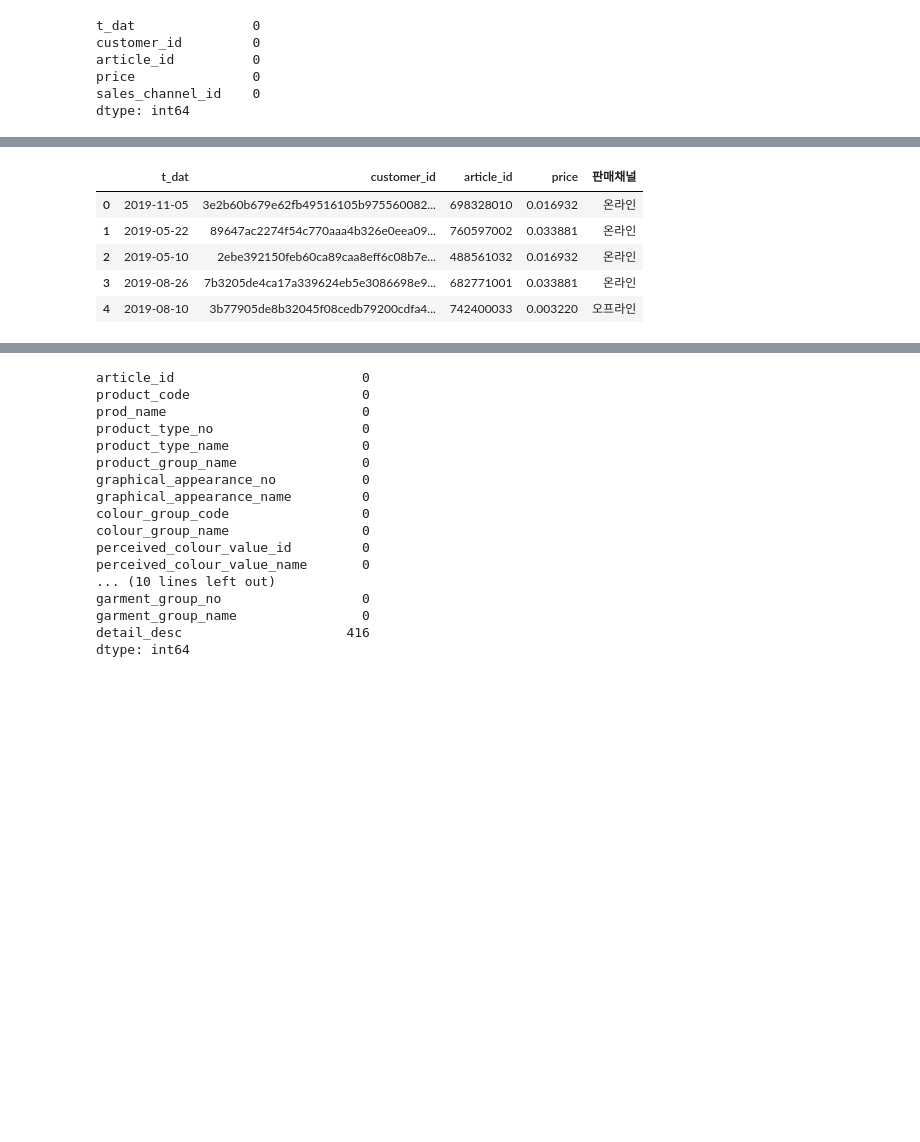
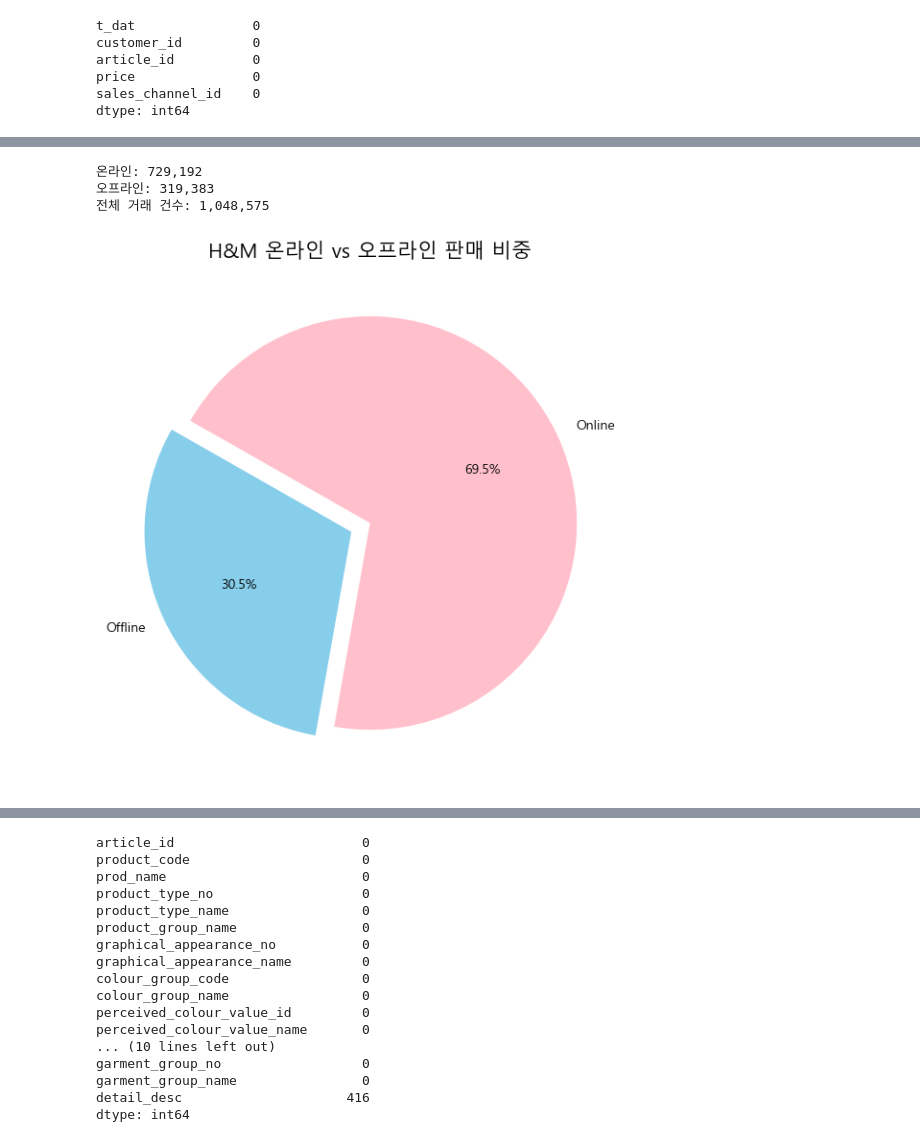
Before and after one commit to yoohengu/cross-gen-biz-analysis, a Jupyter notebook: notebooks/chanhui_eda/hm_2020_business_insight.ipynb, the cells around one changed output, grey strips where cells are left out. Cells and saved outputs as stored; diff of their text form; code cells hidden in the pictures; blank space fills up the shorter version.

```diff
--- a/notebooks/chanhui_eda/hm_2020_business_insight.ipynb
+++ b/notebooks/chanhui_eda/hm_2020_business_insight.ipynb
@@ -218,15 +303,46 @@ memory usage: 47.6 MB
-# %%
-df_tran2['sales_channel_id'] = df_tran2['sales_channel_id'].map({1: '오프라인', 2: '온라인'})
-# %%
-df_tran2.rename(columns={'sales_channel_id': '판매채널'}, inplace=True)
-df_tran2.head()
-# %% [output]
-|  | t_dat | customer_id | article_id | price | 판매채널 |
-| 0 | 2019-11-05 | 3e2b60b679e62fb49516105b975560082... | 698328010 | 0.016932 | 온라인 |
-| 1 | 2019-05-22 | 89647ac2274f54c770aaa4b326e0eea09... | 760597002 | 0.033881 | 온라인 |
-| 2 | 2019-05-10 | 2ebe392150feb60ca89caa8eff6c08b7e... | 488561032 | 0.016932 | 온라인 |
-| 3 | 2019-08-26 | 7b3205de4ca17a339624eb5e3086698e9... | 682771001 | 0.033881 | 온라인 |
-| 4 | 2019-08-10 | 3b77905de8b32045f08cedb79200cdfa4... | 742400033 | 0.003220 | 오프라인 |
+# %%
+df_tran2["channel"] = df_tran2["sales_channel_id"].map({1: "Offline", 2: "Online"})
+# %%
+df_tran2["channel"].value_counts()
+numbs = df_tran2["channel"].value_counts()
+print("온라인:", f"{numbs['Online']:,}")
+print("오프라인:", f"{numbs['Offline']:,}")
+print("전체 거래 건수:", f"{df_tran2.shape[0]:,}")
+# %% [output]
+온라인: 729,192
+오프라인: 319,383
+전체 거래 건수: 1,048,575
+# %%
+import matplotlib.pyplot as plt
+
+# 한글 폰트 설정 (Windows)
+plt.rc('font', family='Malgun Gothic')
+
+# 1. 그래프 크기 (정사각형)
+plt.figure(figsize=(7, 7))
+
+# 2. 조각 하나 살짝 띄우기
+explode = [0, 0.10]
+
+# 3. 원형 그래프 그리기
+numbs.plot.pie(
+    autopct='%.1f%%',          # 퍼센트 표시
+    startangle=260,            # 시작 각도
+    colors=['pink', 'skyblue'],
+    ylabel='',
+    explode=explode
+)
+
+# 4. 제목
+plt.title("H&M 온라인 vs 오프라인 판매 비중", fontsize=15)
+
+# 5. 이미지 저장
+plt.savefig('channel_pie.png', dpi=300)
+
+# 6. 화면 출력
+plt.show()
+# %% [output]
+[figure, added]
 # %%
 df_tran2['price'].describe()
 print("price가 0.1 이상:", len(df_tran2[df_tran2["price"] >= 0.1]))
```
Also changed, not shown: parts of 54 cells of this notebook, 6 other files.
